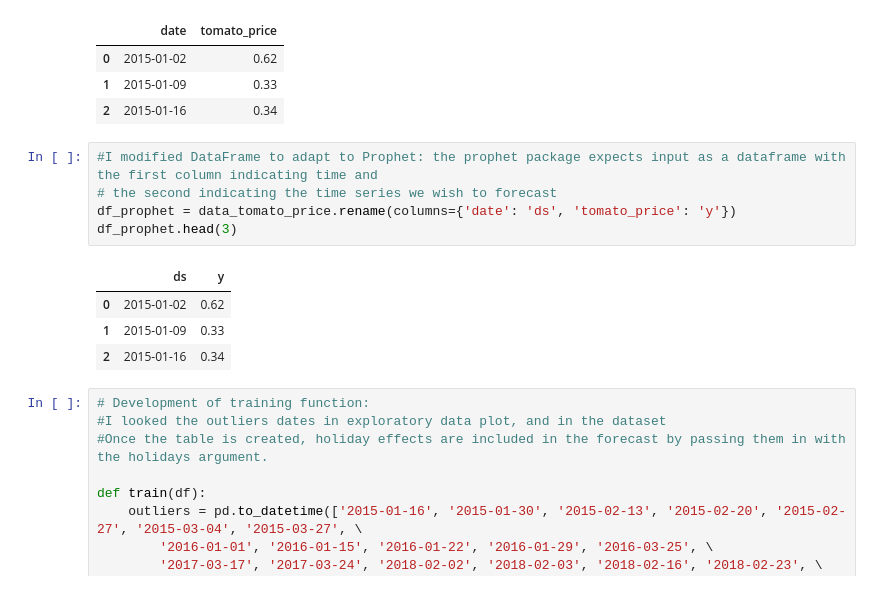
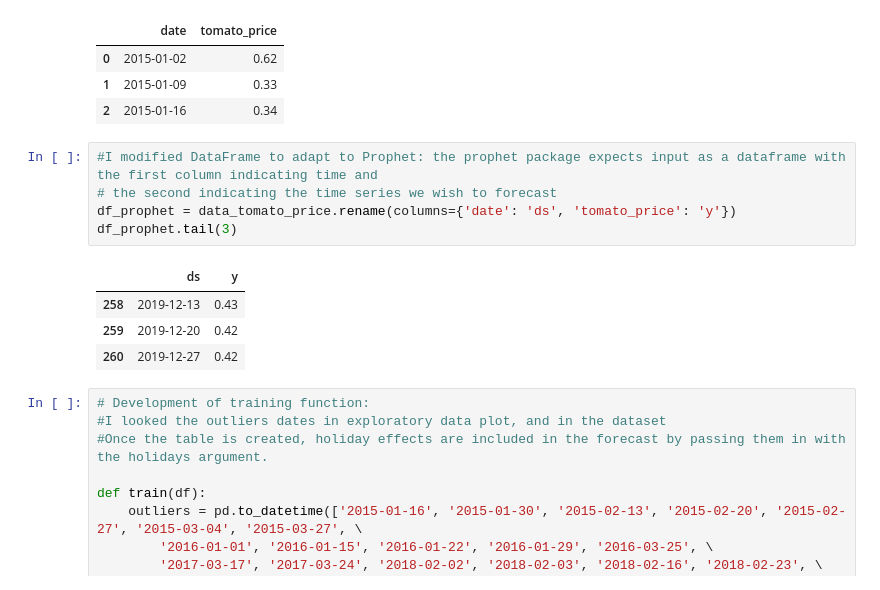
Before and after one commit to pola255/tomato-price, a Jupyter notebook: Prophet/Tomato price Prophet.ipynb, the cells around one changed output. Drawn from its saved outputs; the diff is of its cells as text.

Commit message:
prophet  correction

```diff
--- a/Prophet/Tomato price Prophet.ipynb
+++ b/Prophet/Tomato price Prophet.ipynb
@@ -25,13 +23,13 @@ data_tomato_price.head(3)
 # %%
 #I modified DataFrame to adapt to Prophet: the prophet package expects input as a dataframe with the first column indicating time and
 # the second indicating the time series we wish to forecast
 df_prophet = data_tomato_price.rename(columns={'date': 'ds', 'tomato_price': 'y'})
-df_prophet.head(3)
+df_prophet.tail(3)
 # %% [output]
 |  | ds | y |
-| 0 | 2015-01-02 | 0.62 |
-| 1 | 2015-01-09 | 0.33 |
-| 2 | 2015-01-16 | 0.34 |
+| 258 | 2019-12-13 | 0.43 |
+| 259 | 2019-12-20 | 0.42 |
+| 260 | 2019-12-27 | 0.42 |
 # %%
 # Development of training function:
 #I looked the outliers dates in exploratory data plot, and in the dataset
```
Also changed, not shown: parts of 15 cells of this notebook.
